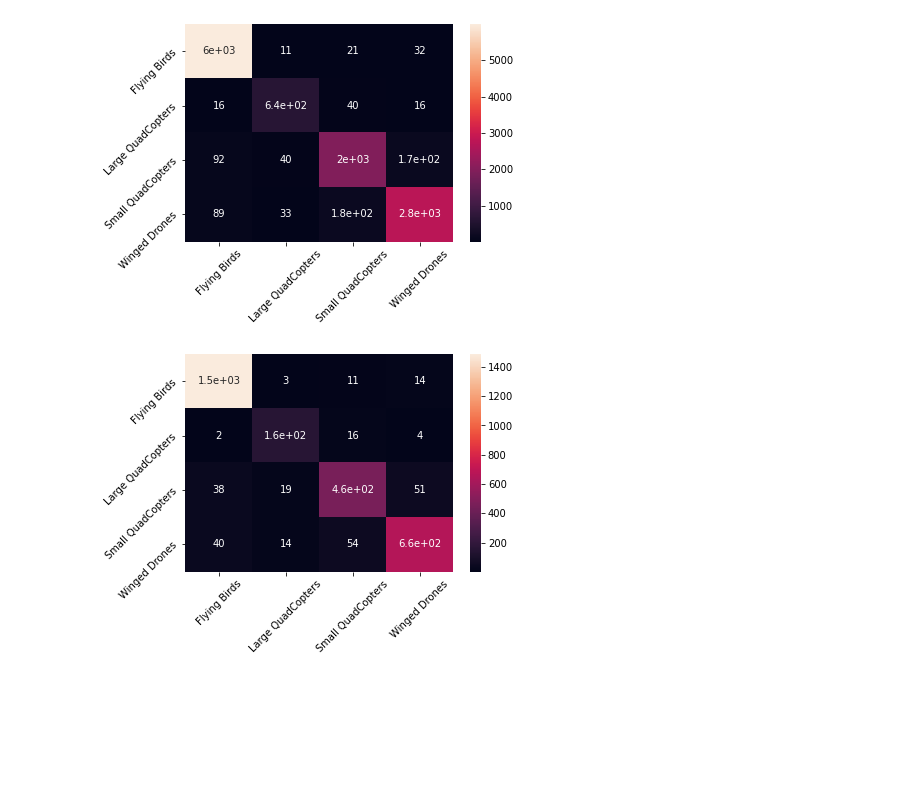
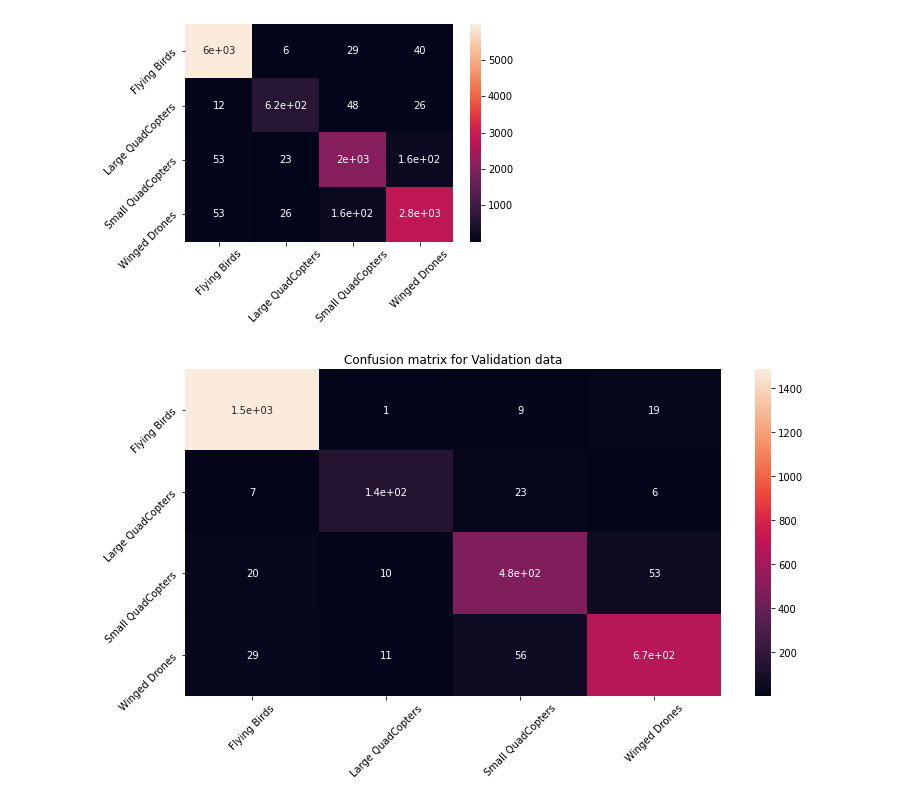
Before and after one commit to rishubhkhurana/EVA2, a Jupyter notebook: S2/QuadsAndBirds.ipynb, the cells around one changed output. Saved outputs shown, nothing was run; the diff lists cells and outputs as text; code cells hidden in the pictures; blank space fills up the shorter version.

```diff
--- a/S2/QuadsAndBirds.ipynb
+++ b/S2/QuadsAndBirds.ipynb
@@ -107,6 +88,7 @@ ds1.classes
 all_files = []
 extensions=[]
 for r,_,filenames in os.walk(traindatapath):
+    all_files.extend(filenames)
     extensions.extend([f.split('.')[-1] for f in filenames])
 # %%
 
@@ -126,7 +108,7 @@ array([6059,  708, 2258, 3064])
 # %% [markdown]
 ### Dataset Transform
 # %%
-def resize(img,size=(224,224),default_scaling=False):
+def resize(img,size=(256,256),default_scaling=False):
     """
     Resize the image to the given size.
     """
@@ -145,8 +127,8 @@ def resize(img,size=(224,224),default_scaling=False):
     if img.shape[-1]==4:
         img = img[:,:,:-1]
     if not default_scaling:
-        img = Compose([Resize(h_new,w_new),PadIfNeeded(min_height=size[0],min_width=size[1])])(image=img)['image']
+        img = Compose([Resize(h_new,w_new),PadIfNeeded(min_height=size[0],min_width=size[1]),CenterCrop(224,224)])(image=img)['image']
     else:
-        img = Compose([Resize(size[0],size[1]),PadIfNeeded(min_height=size[0],min_width=size[1])])(image=img)['image']
+        img = Compose([Resize(size[0],size[1]),PadIfNeeded(min_height=size[0],min_width=size[1]),CenterCrop(224,224)])(image=img)['image']
     return img
 # %%
@@ -163,10 +139,0 @@ tds.classes
-# %%
-for i in progress_bar(range(len(tds)),total=len(tds)):
-    img = tds[i]
-    try:
-        if img[0].shape[0]==1 or img[0].shape[0]==4:
-            print(i)
-            break
-    except UnidentifiedImageError as e:
-        print(repr(e))
-        continue
@@ -348,2 +312,0 @@ torch.save(model.state_dict(),modelpath)
-# %%
-dls['train'] = DataLoader(train_ds,**dataloader_args)
@@ -373,10 +387,15 @@ ax.tick_params(axis='y', rotation=45)
 # %% [output]
 [figure]
 # %%
-ax=sns.heatmap(cm_test,annot=True)
+fig = plt.figure(figsize=(12,6))
+ax = fig.add_subplot(1,1,1)
+ax=sns.heatmap(cm_test,annot=True,ax=ax)
 ax.set_xticklabels(train_ds.classes)
 ax.tick_params(axis='x', rotation=45)
 ax.set_yticklabels(train_ds.classes)
 ax.tick_params(axis='y', rotation=45)
+ax.set_title("Confusion matrix for Validation data")
+plt.savefig('confusion_matrix.png')
+plt.show()
 # %% [output]
-[figure, old version]
+[figure, new version]
```
Also changed, not shown: parts of 61 cells of this notebook.
